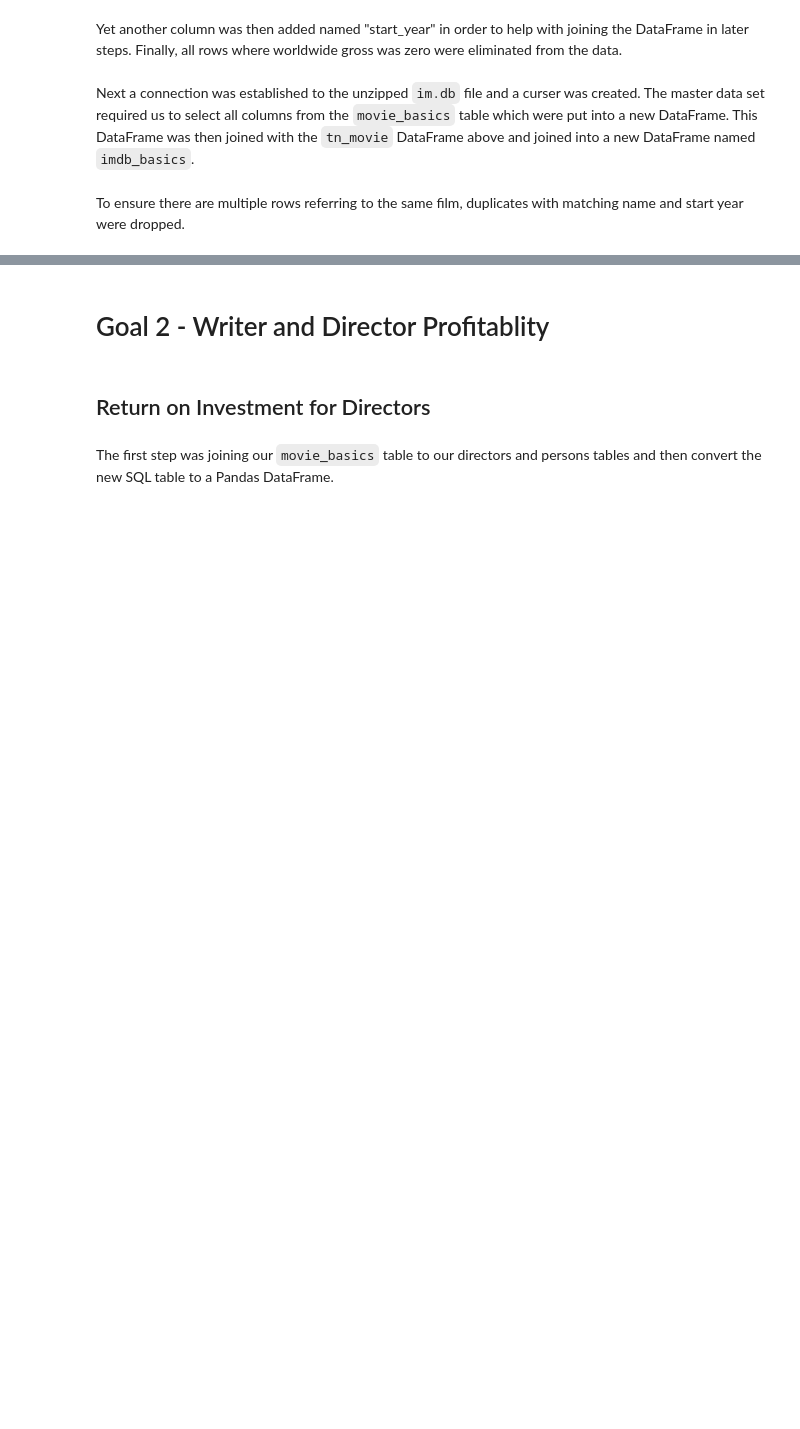
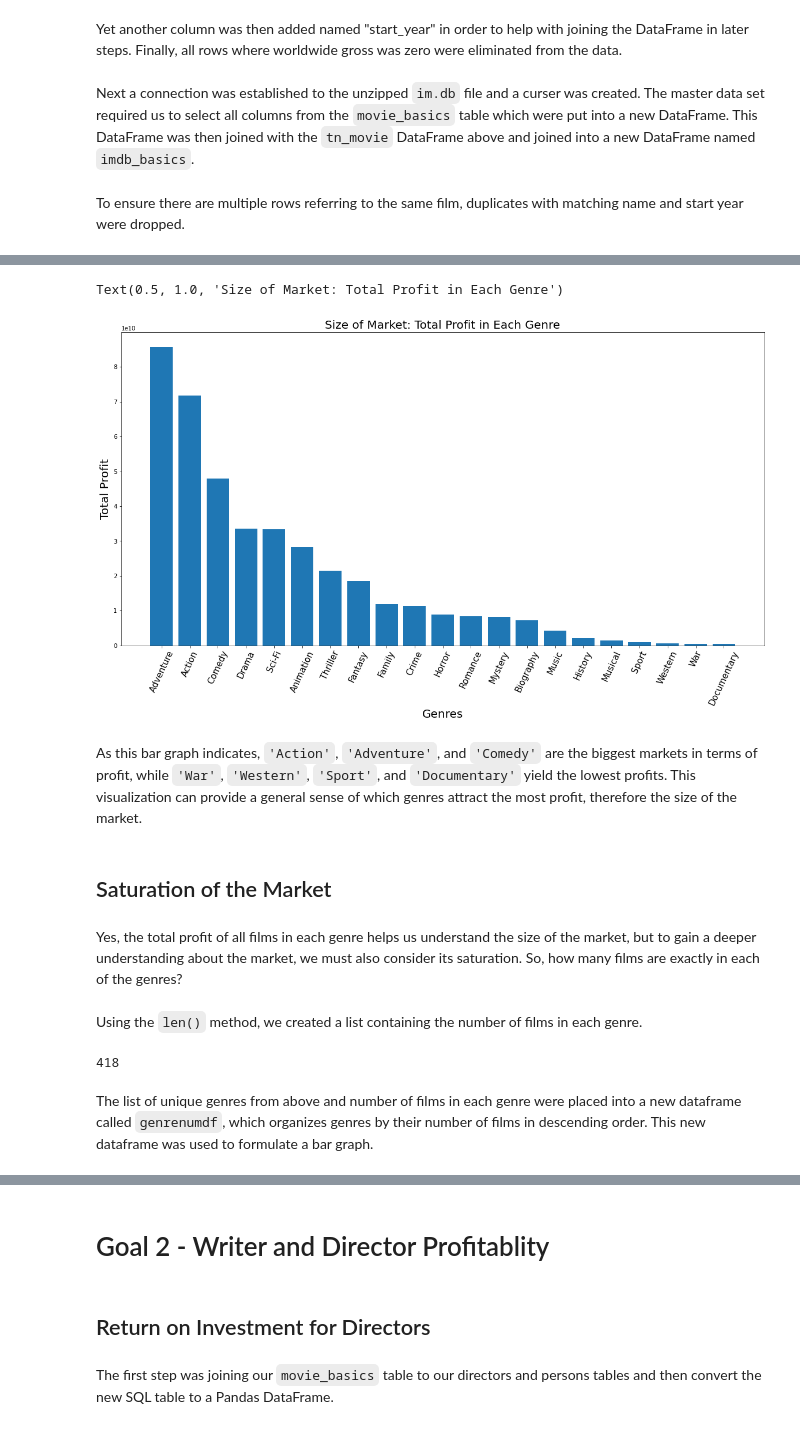
Before and after one commit to soohojp/Phase-1-Project-Best-Team-, a Jupyter notebook: master_dataset.ipynb, the cells around one changed output, grey strips where cells are left out. Cells and saved outputs as stored; diff of their text form; code cells hidden in the pictures; blank space fills up the shorter version.

Commit message:
added the final version of goal1 into the master_dataset

```diff
--- a/master_dataset.ipynb
+++ b/master_dataset.ipynb
@@ -58,0 +224,22 @@ imdb_basics = imdb_basics.drop(imdb_basics_duplicate.index)
+# %%
+genre_profit_sum=[imdb_action.profit.sum(),
+imdb_adventure.profit.sum(),
+imdb_animation.profit.sum(),
+imdb_biography.profit.sum(),
+imdb_comedy.profit.sum(),
+imdb_crime.profit.sum(),
+imdb_documentary.profit.sum(),
+imdb_drama.profit.sum(),
+imdb_family.profit.sum(),
+imdb_fantasy.profit.sum(),
+imdb_history.profit.sum(),
+imdb_horror.profit.sum(),
+imdb_music.profit.sum(),
+imdb_musical.profit.sum(),
+imdb_mystery.profit.sum(),
+imdb_romance.profit.sum(),
+imdb_sciFi.profit.sum(),
+imdb_sport.profit.sum(),
+imdb_thriller.profit.sum(),
+imdb_war.profit.sum(),
+imdb_western.profit.sum()]
@@ -58,0 +248,5 @@ imdb_basics = imdb_basics.drop(imdb_basics_duplicate.index)
+# %%
+genretotalprofitdf = pd.DataFrame({"Genre":list_of_unique_genres,
+                  "Total Profit":genre_profit_sum})
+genretotalprofitdf = genretotalprofitdf.sort_values("Total Profit",ascending = False)
+genretotalprofitdf
@@ -58,0 +271,24 @@ imdb_basics = imdb_basics.drop(imdb_basics_duplicate.index)
+# %%
+fig, ax = plt.subplots(figsize = (20,10))
+x = genretotalprofitdf['Genre']
+y = genretotalprofitdf['Total Profit']
+ax.bar(x,y)
+plt.xticks(fontsize = 15, rotation = 65)
+ax.set_xlabel("Genres", fontsize = 20)
+ax.set_ylabel("Total Profit", fontsize = 20)
+ax.set_title("Size of Market: Total Profit in Each Genre", fontsize = 20)
+# %% [output]
+Text(0.5, 1.0, 'Size of Market: Total Profit in Each Genre')
+[figure, added]
+# %% [markdown]
+As this bar graph indicates, `'Action'`, `'Adventure'`, and `'Comedy'` are the biggest markets in terms of profit, while `'War'`, `'Western'`, `'Sport'`, and `'Documentary'` yield the lowest profits. This visualization can provide a general sense of which genres attract the most profit, therefore the size of the market.
+# %% [markdown]
+## Saturation of the Market
+# %% [markdown]
+Yes, the total profit of all films in each genre helps us understand the size of the market, but to gain a deeper understanding about the market, we must also consider its saturation. So, how many films are exactly in each of the genres?
+# %% [markdown]
+Using the `len()` method, we created a list containing the number of films in each genre.
+# %%
+len(imdb_action)
+# %% [output]
+418
@@ -58,0 +317,2 @@ imdb_basics = imdb_basics.drop(imdb_basics_duplicate.index)
+# %% [markdown]
+The list of unique genres from above and number of films in each genre were placed into a new dataframe called `genrenumdf`, which organizes genres by their number of films in descending order. This new dataframe was used to formulate a bar graph.
```
Also changed, not shown: parts of 38 cells of this notebook.
